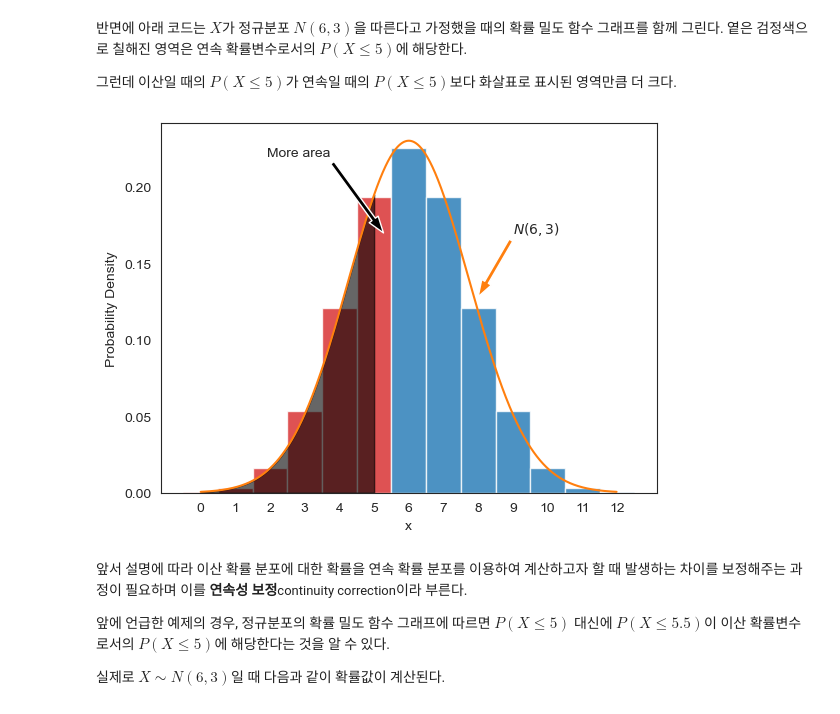
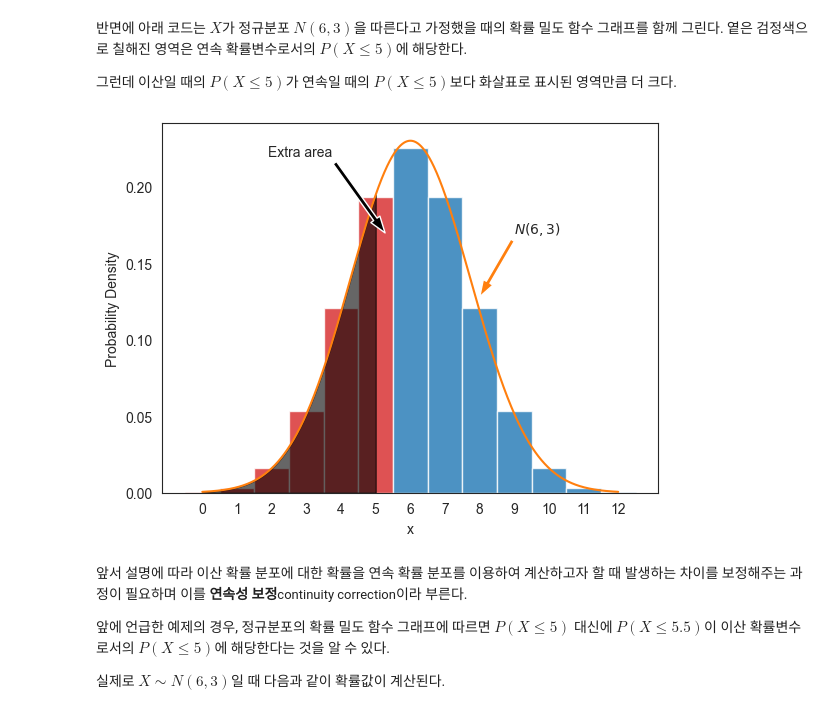
Before and after one commit to codingalzi/DataSci, a Jupyter notebook: jupyter-book/_build/jupyter_execute/normal_distribution.ipynb, the cells around one changed output. Saved outputs shown, nothing was run; the diff lists cells and outputs as text; code cells hidden in the pictures.

```diff
--- a/jupyter-book/_build/jupyter_execute/normal_distribution.ipynb
+++ b/jupyter-book/_build/jupyter_execute/normal_distribution.ipynb
@@ -1006,30 +1006,30 @@ plt.show()
 # %%
 fig, ax = plt.subplots(1, 1)
 
 # 이항분포 확률 질량 함수 그래프
 x1 = range(13)
 bar_colors = ['tab:red']*6 + ['tab:blue']*7
 z = ax.bar(x1, X_12.pmf(x1), color=bar_colors, width=1., alpha=.8)
 
 # 정규분포 확률 밀도 함수 그래프
 x2 = np.arange(0, 12, 0.01)
 ax.plot(x2, f_gaussian(x2, 6, np.sqrt(3)), color='tab:orange')
 ax.fill_between(x2, f_gaussian(x2, 6, np.sqrt(3)), where=(x2 <= 5), color='black', alpha=0.6)
 
-ax.annotate('More area', xy=(5.27, 0.17), xytext=(1.9, 0.22),
+ax.annotate('Extra area', xy=(5.27, 0.17), xytext=(1.9, 0.22),
             arrowprops={'facecolor':'k', 'width':3, 'headwidth':8})
 
 # ax.hlines(0.23, 5.5, 6, color='gray', linestyle='solid', linewidth=3)
 ax.annotate(r'$N(6, 3)$', xy=(8., f_gaussian(8, 6, np.sqrt(3))+.01), xytext=(9, 0.17),
             arrowprops={'facecolor':'tab:orange', 'width':3, 'headwidth':8})
 
 ax.set_xticks(range(0, 13))
 ax.set_xlabel('x')
 ax.set_ylabel(r'Probability Density')
 
 plt.show()
 # %% [output]
-[figure, old version]
+[figure, new version]
 # %% [markdown]
 앞서 설명에 따라 이산 확률 분포에 대한 확률을 연속 확률 분포를 이용하여 계산하고자 할 때
 발생하는 차이를 보정해주는 과정이 필요하며
```
Also changed, not shown: parts of 28 cells of this notebook, 48 other files.
